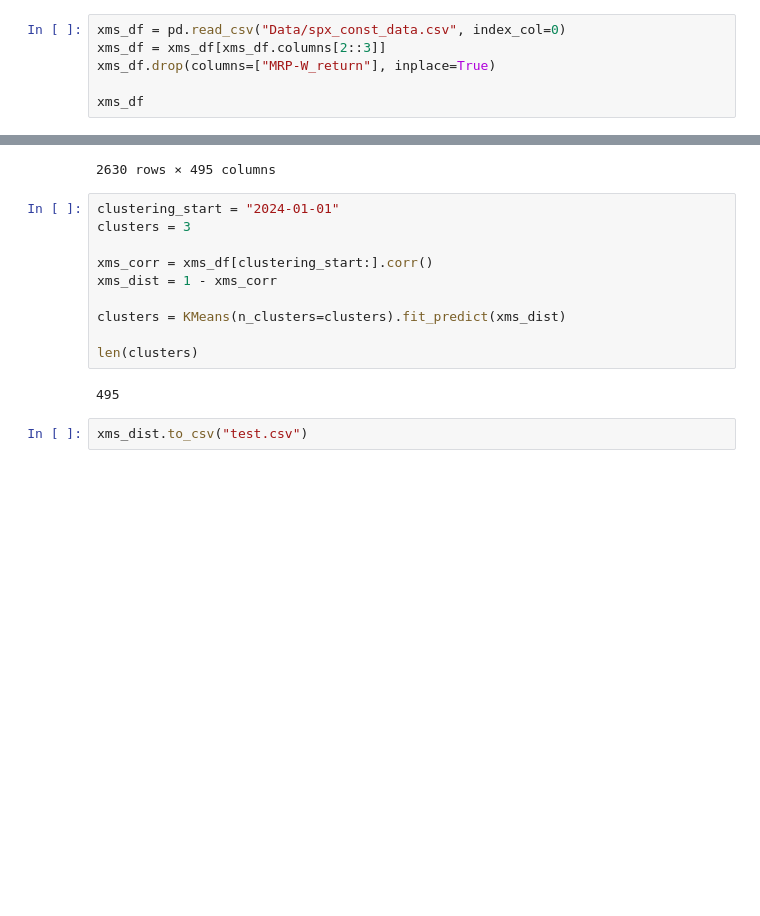
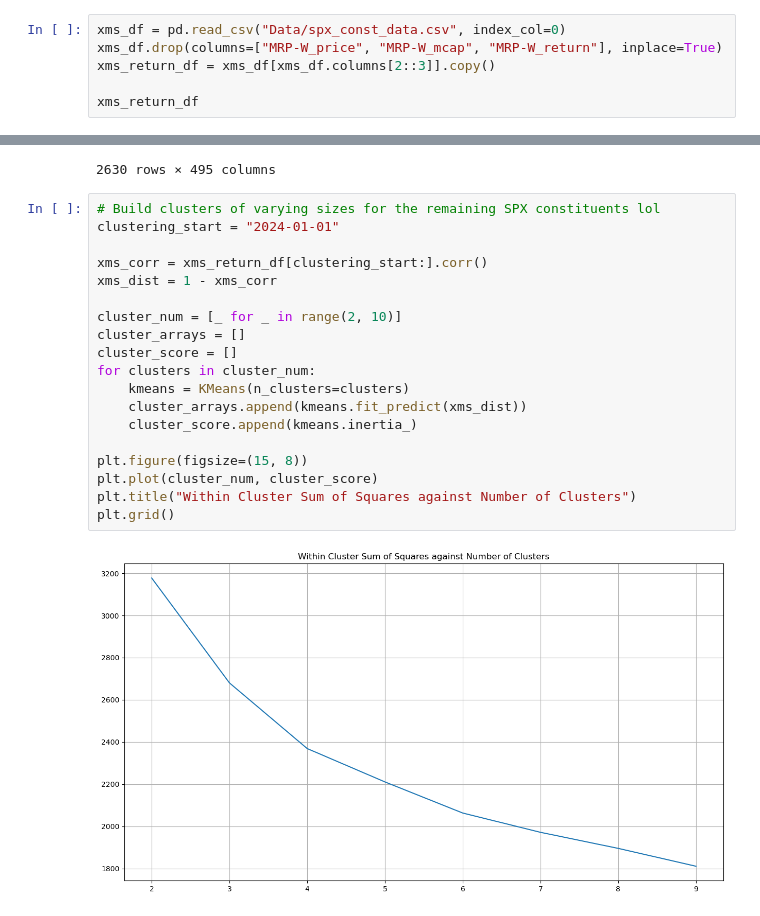
Before and after one commit to tryt0c0de/IAQF_STRAT, a Jupyter notebook: beta_testing.ipynb, the cells around one changed output, grey strips where cells are left out. Drawn from its saved outputs; the diff is of its cells as text; blank space fills up the shorter version.

```diff
--- a/beta_testing.ipynb
+++ b/beta_testing.ipynb
@@ -429,9 +415,9 @@ from sklearn.cluster import KMeans
 # %%
 xms_df = pd.read_csv("Data/spx_const_data.csv", index_col=0)
-xms_df = xms_df[xms_df.columns[2::3]]
-xms_df.drop(columns=["MRP-W_return"], inplace=True)
+xms_df.drop(columns=["MRP-W_price", "MRP-W_mcap", "MRP-W_return"], inplace=True)
+xms_return_df = xms_df[xms_df.columns[2::3]].copy()
 
-xms_df
+xms_return_df
 # %% [output]
 |  | A_return | ABBV_return | ABNB_return | ABT_return | ACGL_return | ACN_return | ADBE_return | ADI_return | ... |
 | 2015-01-01 | -1.0394 | -1.2971 | NaN | -1.4664 | -0.8389 | -0.9757 | -0.5268 | -0.0630 | ... |
@@ -446,17 +432,24 @@ xms_df
 | 2025-01-28 | -0.4107 | -1.1815 | 1.6207 | -1.5761 | -1.3572 | 1.4043 | 0.9667 | -2.7388 | ... |
 | 2025-01-29 | -1.8691 | 0.7265 | 2.0603 | 1.0126 | -0.1050 | -0.5206 | 0.1761 | 0.9546 | ... |
 2630 rows × 495 columns
-# %%
-clustering_start = "2024-01-01"
-clusters = 3
-
-xms_corr = xms_df[clustering_start:].corr()
-xms_dist = 1 - xms_corr
-
-clusters = KMeans(n_clusters=clusters).fit_predict(xms_dist)
-
-len(clusters)
-# %% [output]
-495
-# %%
-xms_dist.to_csv("test.csv")
+# %%
+# Build clusters of varying sizes for the remaining SPX constituents lol
+clustering_start = "2024-01-01"
+
+xms_corr = xms_return_df[clustering_start:].corr()
+xms_dist = 1 - xms_corr
+
+cluster_num = [_ for _ in range(2, 10)]
+cluster_arrays = []
+cluster_score = []
+for clusters in cluster_num:
+    kmeans = KMeans(n_clusters=clusters)
+    cluster_arrays.append(kmeans.fit_predict(xms_dist))
+    cluster_score.append(kmeans.inertia_)
+
+plt.figure(figsize=(15, 8))
+plt.plot(cluster_num, cluster_score)
+plt.title("Within Cluster Sum of Squares against Number of Clusters")
+plt.grid()
+# %% [output]
+[figure, added]
```
Also changed, not shown: parts of 9 cells of this notebook.
